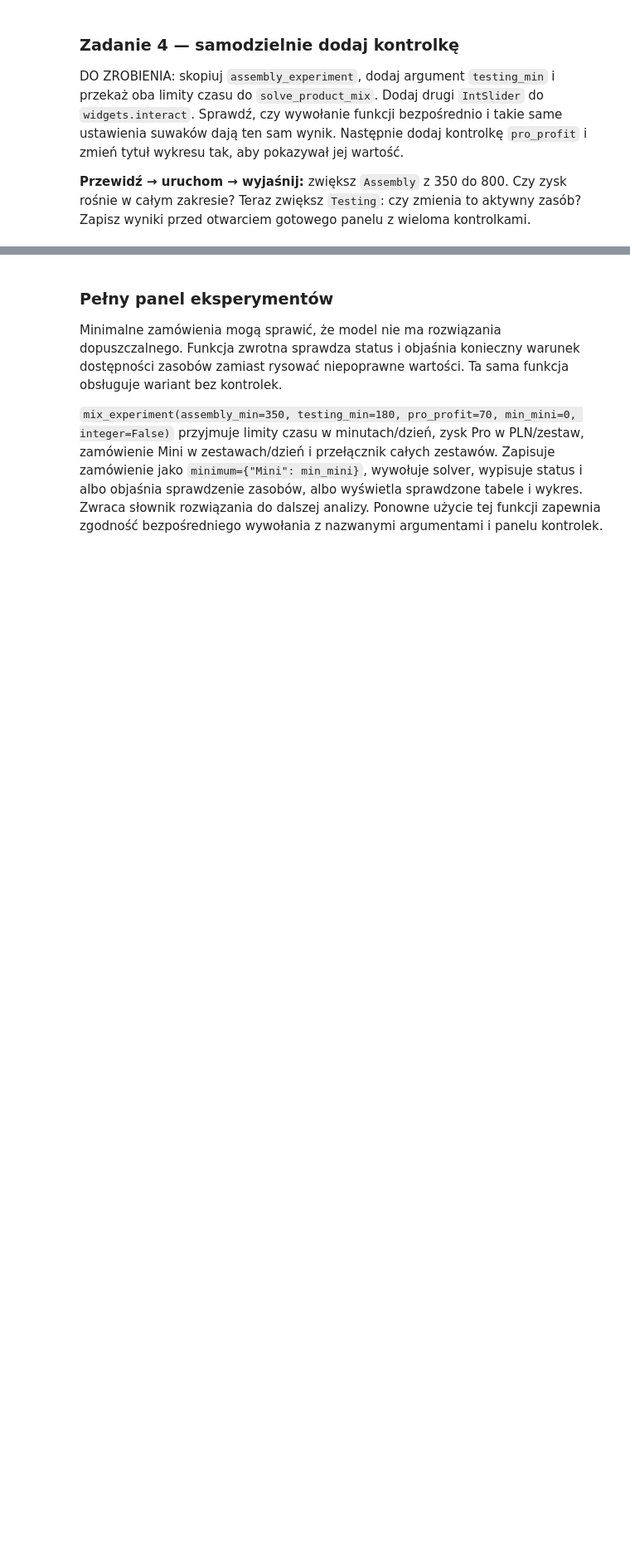
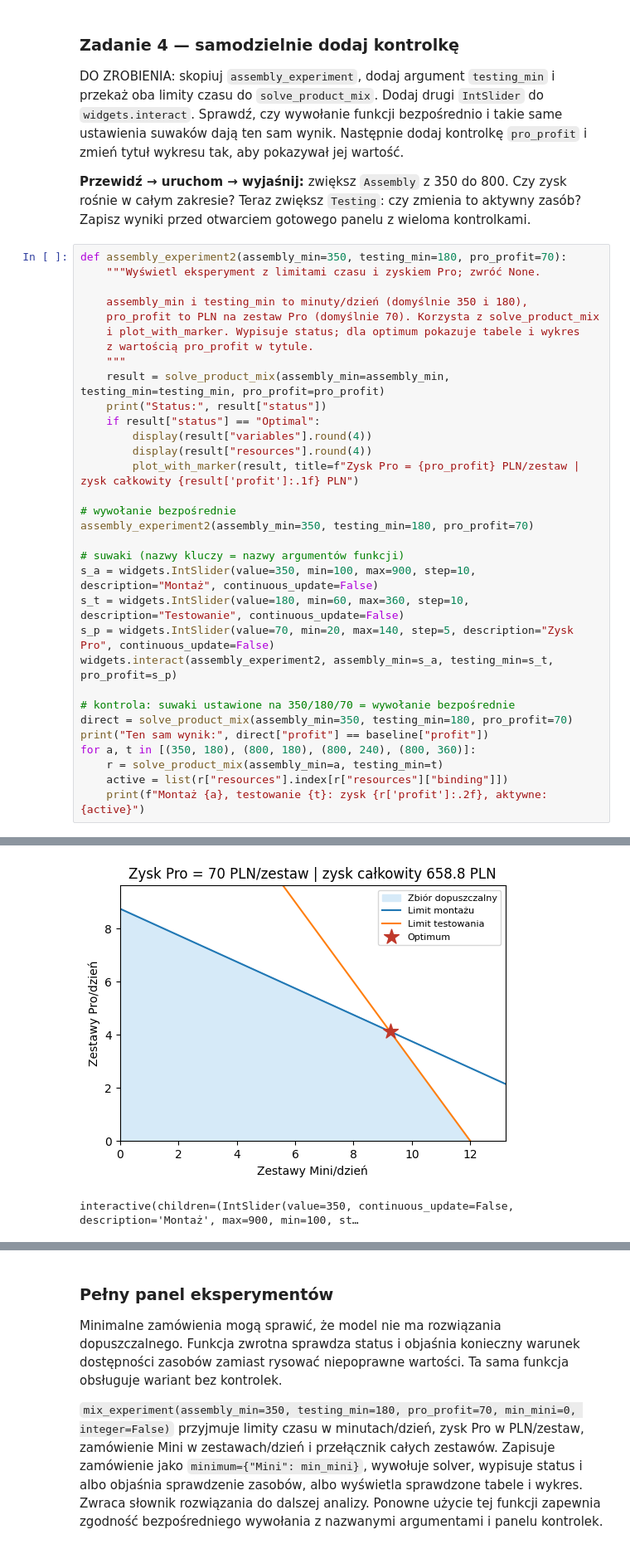
Before and after one commit to piotr-kozulak/missip, a Jupyter notebook: pl/lab_auto_1.ipynb, the cells around one changed output, grey strips where cells are left out. Shown at 83% size. Saved outputs shown, nothing was run; the diff lists cells and outputs as text; blank space fills up the shorter version.

```diff
--- a/pl/lab_auto_1.ipynb
+++ b/pl/lab_auto_1.ipynb
@@ -374,3 +553,36 @@ assembly_control = widgets.interact(assembly_experiment, assembly_min=assembly_s
 DO ZROBIENIA: skopiuj `assembly_experiment`, dodaj argument `testing_min` i przekaż oba limity czasu do `solve_product_mix`. Dodaj drugi `IntSlider` do `widgets.interact`. Sprawdź, czy wywołanie funkcji bezpośrednio i takie same ustawienia suwaków dają ten sam wynik. Następnie dodaj kontrolkę `pro_profit` i zmień tytuł wykresu tak, aby pokazywał jej wartość.
 
 **Przewidź → uruchom → wyjaśnij:** zwiększ `Assembly` z 350 do 800. Czy zysk rośnie w całym zakresie? Teraz zwiększ `Testing`: czy zmienia to aktywny zasób? Zapisz wyniki przed otwarciem gotowego panelu z wieloma kontrolkami.
+# %%
+def assembly_experiment2(assembly_min=350, testing_min=180, pro_profit=70):
+    """Wyświetl eksperyment z limitami czasu i zyskiem Pro; zwróć None.
+
+    assembly_min i testing_min to minuty/dzień (domyślnie 350 i 180),
+    pro_profit to PLN na zestaw Pro (domyślnie 70). Korzysta z solve_product_mix
+    i plot_with_marker. Wypisuje status; dla optimum pokazuje tabele i wykres
+    z wartością pro_profit w tytule.
+    """
+    result = solve_product_mix(assembly_min=assembly_min, testing_min=testing_min, pro_profit=pro_profit)
+    print("Status:", result["status"])
+    if result["status"] == "Optimal":
+        display(result["variables"].round(4))
+        display(result["resources"].round(4))
+        plot_with_marker(result, title=f"Zysk Pro = {pro_profit} PLN/zestaw | zysk całkowity {result['profit']:.1f} PLN")
+
+# wywołanie bezpośrednie
+assembly_experiment2(assembly_min=350, testing_min=180, pro_profit=70)
+
+# suwaki (nazwy kluczy = nazwy argumentów funkcji)
+s_a = widgets.IntSlider(value=350, min=100, max=900, step=10, description="Montaż", continuous_update=False)
+s_t = widgets.IntSlider(value=180, min=60, max=360, step=10, description="Testowanie", continuous_update=False)
+s_p = widgets.IntSlider(value=70, min=20, max=140, step=5, description="Zysk Pro", continuous_update=False)
+widgets.interact(assembly_experiment2, assembly_min=s_a, testing_min=s_t, pro_profit=s_p)
+
+# kontrola: suwaki ustawione na 350/180/70 = wywołanie bezpośrednie
+direct = solve_product_mix(assembly_min=350, testing_min=180, pro_profit=70)
+print("Ten sam wynik:", direct["profit"] == baseline["profit"])
+for a, t in [(350, 180), (800, 180), (800, 240), (800, 360)]:
+    r = solve_product_mix(assembly_min=a, testing_min=t)
+    active = list(r["resources"].index[r["resources"]["binding"]])
+    print(f"Montaż {a}, testowanie {t}: zysk {r['profit']:.2f}, aktywne: {active}")
+# %% [output]
@@ -376,0 +598,2 @@ DO ZROBIENIA: skopiuj `assembly_experiment`, dodaj argument `testing_min` i prze
+[figure, added]
+interactive(children=(IntSlider(value=350, continuous_update=False, description='Montaż', max=900, min=100, st…
```
Also changed, not shown: parts of 37 cells of this notebook.
